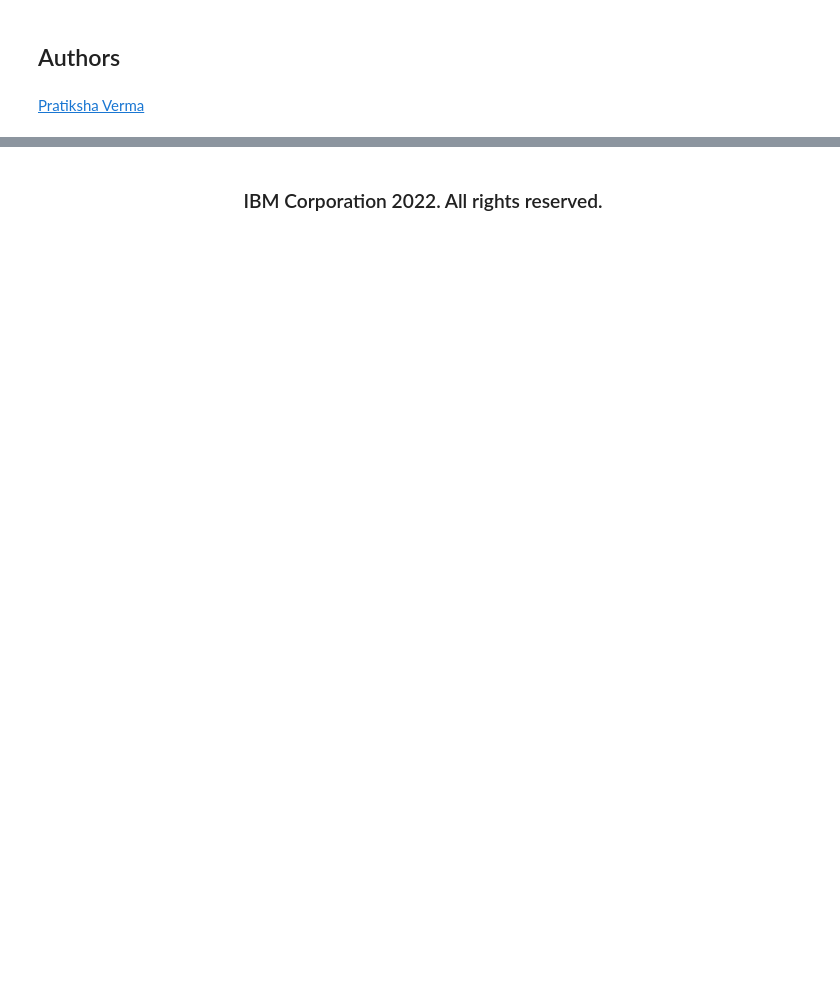
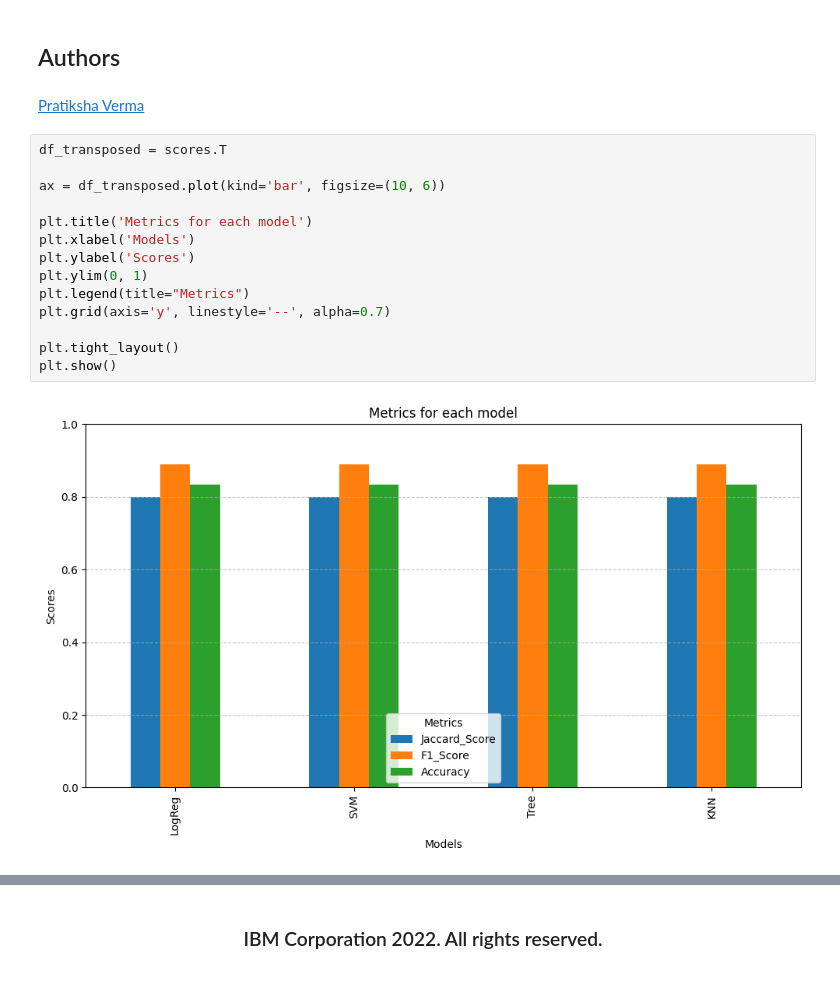
Before and after one commit to CarlosAndresErazoGarzon/IBM_Data_Science_Professional_Certificate, a Jupyter notebook: Applied_Data_Science_Capstone/Module_4/SpaceX-Machine-Learning-Prediction-Part-5-v1.ipynb, the cells around one changed output, grey strips where cells are left out. Cells and saved outputs as stored; diff of their text form; blank space fills up the shorter version.

```diff
--- a/Applied_Data_Science_Capstone/Module_4/SpaceX-Machine-Learning-Prediction-Part-5-v1.ipynb
+++ b/Applied_Data_Science_Capstone/Module_4/SpaceX-Machine-Learning-Prediction-Part-5-v1.ipynb
@@ -396,6 +411,22 @@ scores
 ## Authors
 # %% [markdown]
 [Pratiksha Verma](https://www.linkedin.com/in/pratiksha-verma-6487561b1/)
+# %%
+df_transposed = scores.T
+
+ax = df_transposed.plot(kind='bar', figsize=(10, 6))
+
+plt.title('Metrics for each model')
+plt.xlabel('Models')
+plt.ylabel('Scores')
+plt.ylim(0, 1)
+plt.legend(title="Metrics")
+plt.grid(axis='y', linestyle='--', alpha=0.7)
+
+plt.tight_layout()
+plt.show()
+# %% [output]
+[figure, added]
 # %% [markdown]
 <!--| Date (YYYY-MM-DD) | Version | Changed By      | Change Description      |
 | ----------------- | ------- | -------------   | ----------------------- |
```
Also changed, not shown: parts of 11 cells of this notebook.
